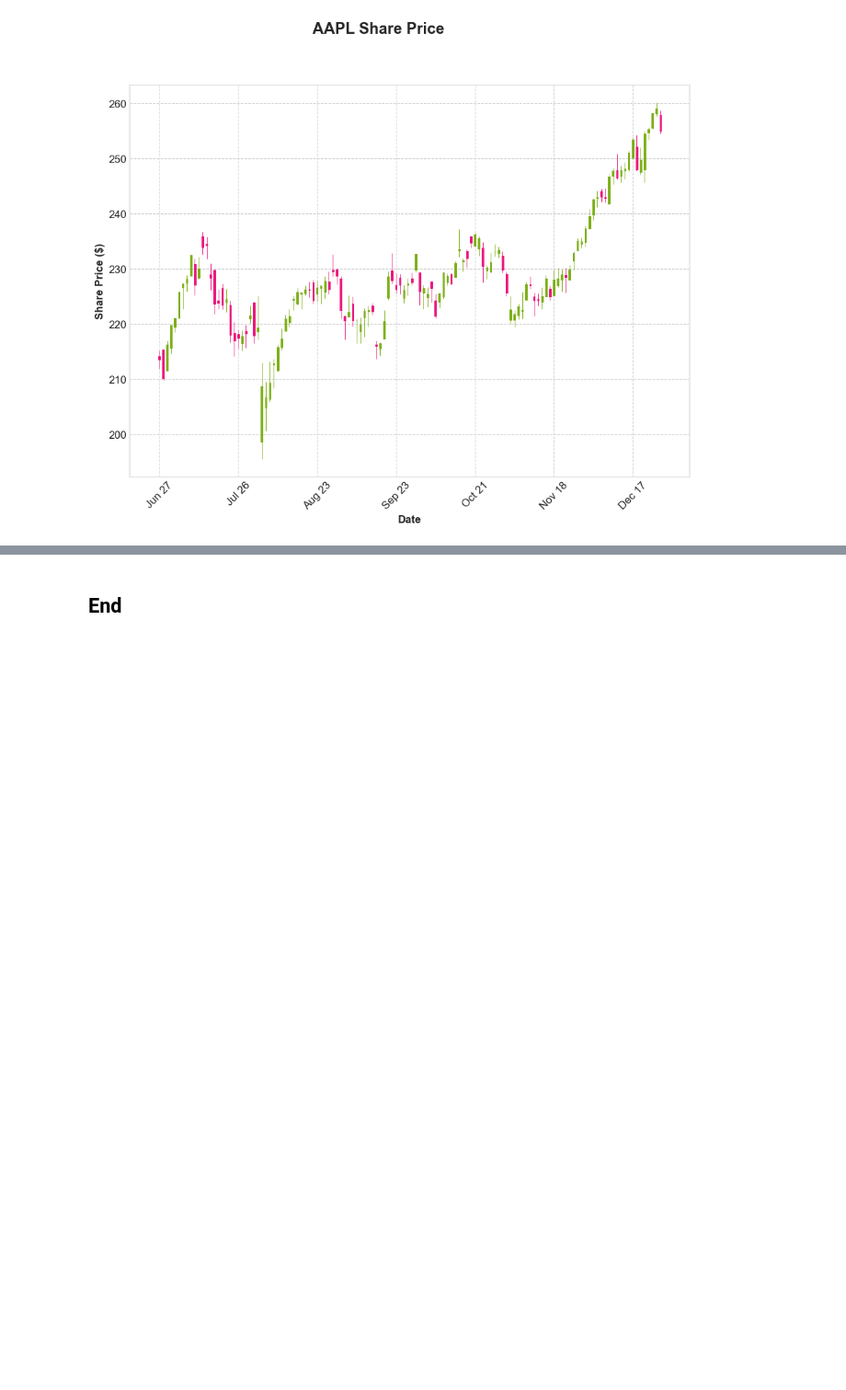
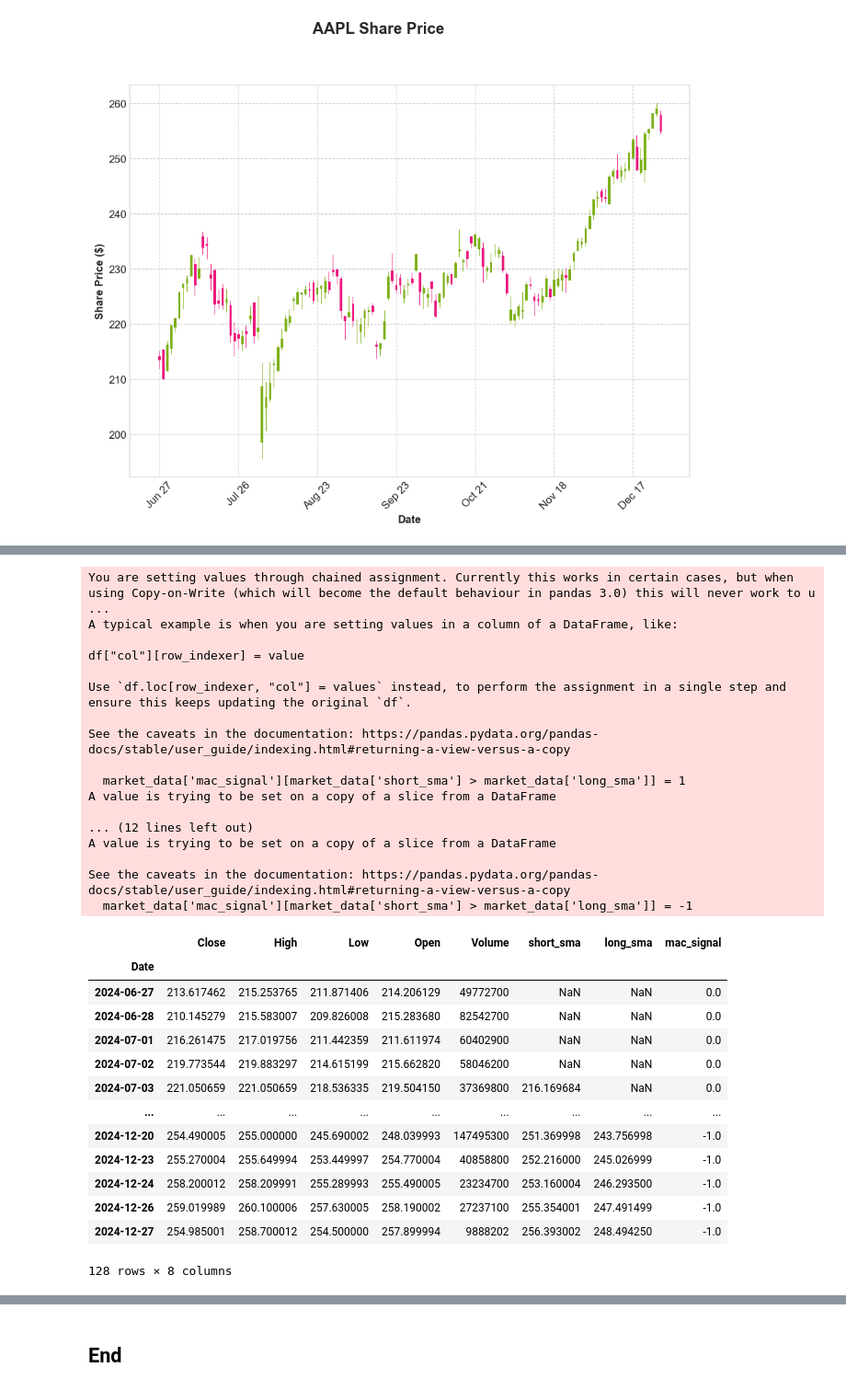
Before and after one commit to fdennehy/pfda-project, a Jupyter notebook: marketdata.ipynb, the cells around one changed output, grey strips where cells are left out. Shown: that part at 92% size. Saved outputs shown, nothing was run; the diff lists cells and outputs as text; code cells hidden in the pictures; blank space fills up the shorter version.

```diff
--- a/marketdata.ipynb
+++ b/marketdata.ipynb
@@ -113,0 +153,43 @@ mpf.plot(market_data, type='candle', style='binance', figscale=1.5,
+# %%
+# Add moving average crossover (mac) trading signal
+
+# Initialize mac signal column with all values set to 0.0
+market_data['mac_signal'] = 0.0
+
+# Set signal values depending on greater of moving averages. A value of 1 indicates a buy signal, -1 indicates Sell.
+market_data['mac_signal'][market_data['short_sma'] > market_data['long_sma']] = 1
+market_data['mac_signal'][market_data['short_sma'] > market_data['long_sma']] = -1
+
+market_data
+# %% [output]
+You are setting values through chained assignment. Currently this works in certain cases, but when using Copy-on-Write (which will become the default behaviour in pandas 3.0) this will never work to u ...
+A typical example is when you are setting values in a column of a DataFrame, like:
+
+df["col"][row_indexer] = value
+
+Use `df.loc[row_indexer, "col"] = values` instead, to perform the assignment in a single step and ensure this keeps updating the original `df`.
+
+See the caveats in the documentation: https://pandas.pydata.org/pandas-docs/stable/user_guide/indexing.html#returning-a-view-versus-a-copy
+
+  market_data['mac_signal'][market_data['short_sma'] > market_data['long_sma']] = 1
+A value is trying to be set on a copy of a slice from a DataFrame
+
+... (12 lines left out)
+A value is trying to be set on a copy of a slice from a DataFrame
+
+See the caveats in the documentation: https://pandas.pydata.org/pandas-docs/stable/user_guide/indexing.html#returning-a-view-versus-a-copy
+  market_data['mac_signal'][market_data['short_sma'] > market_data['long_sma']] = -1
+|  | Close | High | Low | Open | Volume | short_sma | long_sma | mac_signal |
+| Date |  |  |  |  |  |  |  |  |
+| 2024-06-27 | 213.617462 | 215.253765 | 211.871406 | 214.206129 | 49772700 | NaN | NaN | 0.0 |
+| 2024-06-28 | 210.145279 | 215.583007 | 209.826008 | 215.283680 | 82542700 | NaN | NaN | 0.0 |
+| 2024-07-01 | 216.261475 | 217.019756 | 211.442359 | 211.611974 | 60402900 | NaN | NaN | 0.0 |
+| 2024-07-02 | 219.773544 | 219.883297 | 214.615199 | 215.662820 | 58046200 | NaN | NaN | 0.0 |
+| 2024-07-03 | 221.050659 | 221.050659 | 218.536335 | 219.504150 | 37369800 | 216.169684 | NaN | 0.0 |
+| ... | ... | ... | ... | ... | ... | ... | ... | ... |
+| 2024-12-20 | 254.490005 | 255.000000 | 245.690002 | 248.039993 | 147495300 | 251.369998 | 243.756998 | -1.0 |
+| 2024-12-23 | 255.270004 | 255.649994 | 253.449997 | 254.770004 | 40858800 | 252.216000 | 245.026999 | -1.0 |
+| 2024-12-24 | 258.200012 | 258.209991 | 255.289993 | 255.490005 | 23234700 | 253.160004 | 246.293500 | -1.0 |
+| 2024-12-26 | 259.019989 | 260.100006 | 257.630005 | 258.190002 | 27237100 | 255.354001 | 247.491499 | -1.0 |
+| 2024-12-27 | 254.985001 | 258.700012 | 254.500000 | 257.899994 | 9888202 | 256.393002 | 248.494250 | -1.0 |
+128 rows × 8 columns
```
Also changed, not shown: parts of 9 cells of this notebook.
